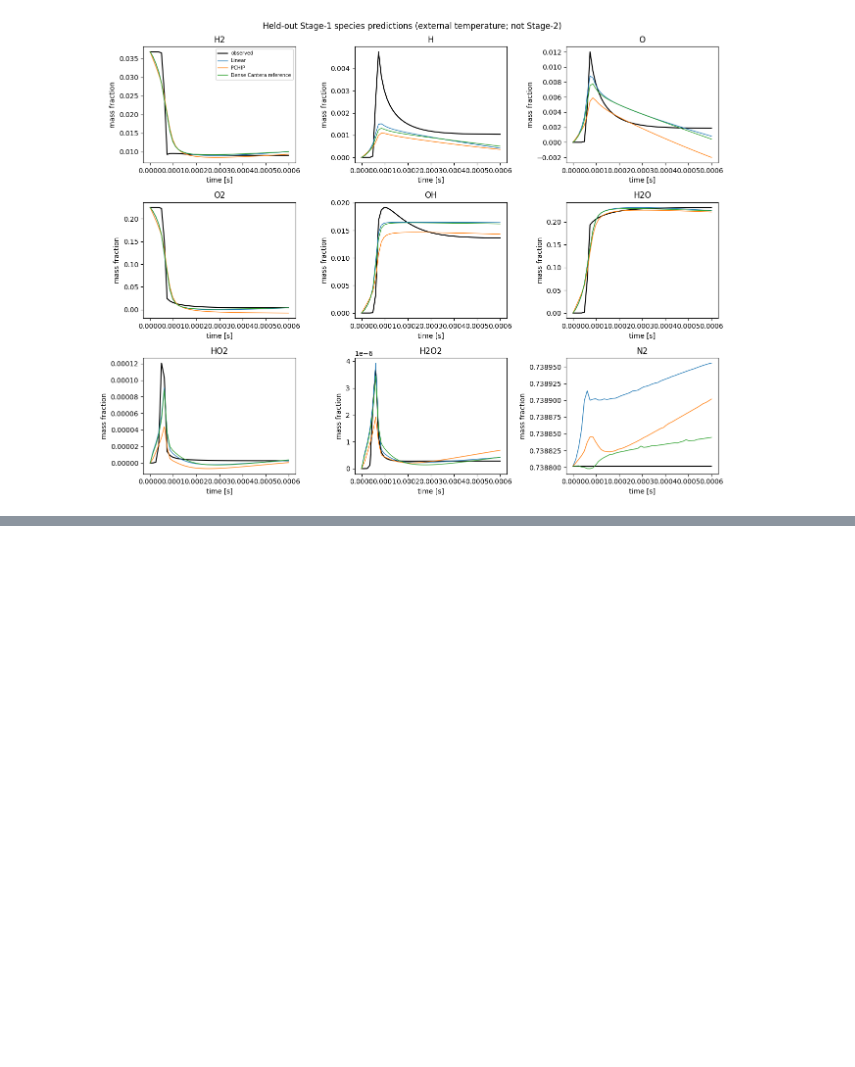
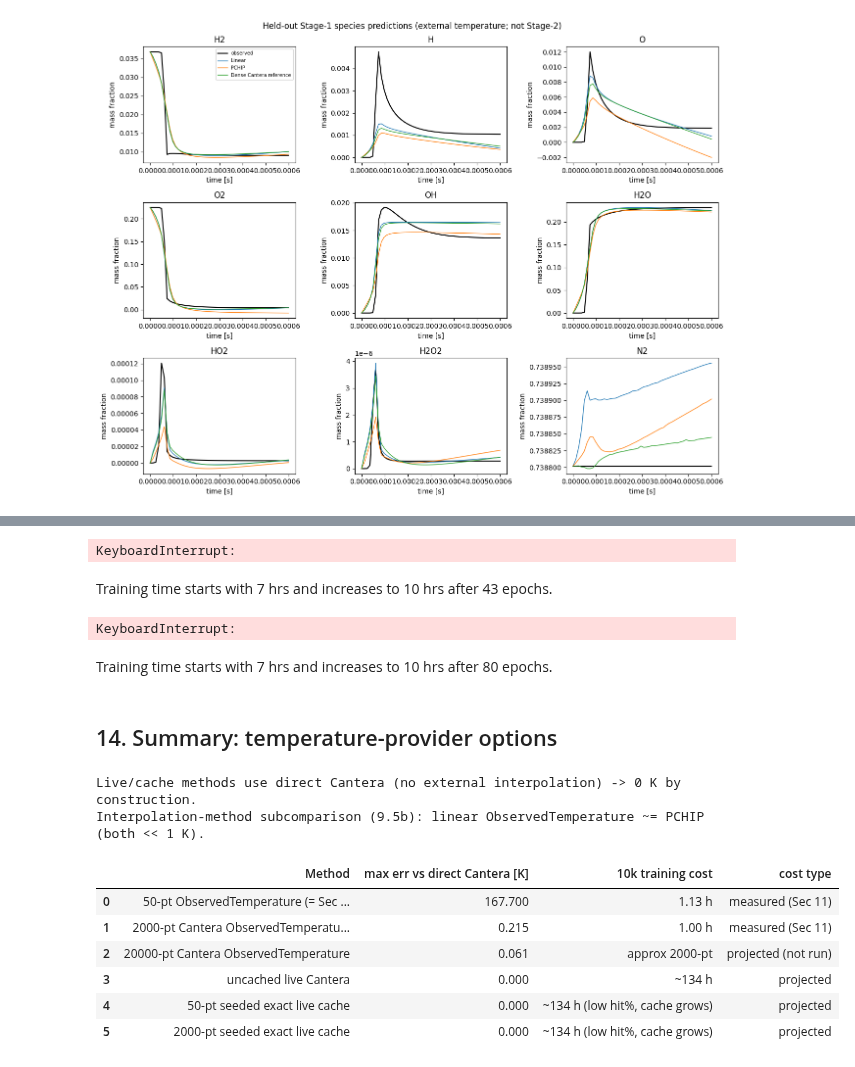
Before and after one commit to bnkglu/chemkan-tuwien, a Jupyter notebook: chemkan/notebooks/05_temperature_flow_audit.ipynb, the cells around one changed output, grey strips where cells are left out. Saved outputs shown, nothing was run; the diff lists cells and outputs as text; code cells hidden in the pictures; blank space fills up the shorter version.

```diff
--- a/chemkan/notebooks/05_temperature_flow_audit.ipynb
+++ b/chemkan/notebooks/05_temperature_flow_audit.ipynb
@@ -1134,0 +1406,18 @@ plt.tight_layout(); plt.show()
+# %%
+# Projection (NOT a live run): full training time if Cantera were called at every RHS,
+# from the measured per-call cost x the RHS-call count of the completed 10k cached run.
+# We deliberately do NOT use an early tqdm ETA, because adaptive RHS counts change as weights change.
+try:                                             # this session's Section 11 numbers if present
+    rhs_10k = long_results['Dense Cantera reference']['rhs']
+    t_lin, t_den = long_results['Linear']['time'], long_results['Dense Cantera reference']['time']
+    src = "from this session's Section 11 run"
+except NameError:                                # else values recorded from the completed 10k run
+    rhs_10k, t_lin, t_den = 5_829_926, 4082.2, 3600.5
+    src = 'recorded from the completed Section 11 10k run'
+proj_live = per_eval * rhs_10k
+print(f'Projected 10,000-epoch Stage-1 training time ({src}):')
+print(f'  Linear (interpolate 50-pt data)          : {t_lin/3600:5.2f} h  ({t_lin:.0f} s)')
+print(f'  Dense Cantera (precompute once + interp) : {t_den/3600:5.2f} h  ({t_den:.0f} s)')
+print(f'  Live Cantera (call Cantera every RHS)    : {proj_live/3600:5.1f} h  (PROJECTION; not run)')
+print(f'  -> projected ~{proj_live/t_den:.0f}x slower than the precompute approach')
+print(f'     (live per-RHS cost {per_eval*1e3:.0f} ms x {rhs_10k:,} cached-run RHS calls)')
@@ -1135,3 +1550,62 @@ plt.tight_layout(); plt.show()
+# %%
+# 50-point seeded exact live cache -- run to 10k and STOP manually.
+cache50 = SeededExactCache(t_hy, T_all)
+watch_seeded(cache50, '50-pt seeded (stop manually)', int(os.environ.get('NB_CACHE_EPOCHS', '10000')))
+# %% [output]
+KeyboardInterrupt:
+# %% [markdown]
+Training time starts with 7 hrs and increases to 10 hrs after 43 epochs.
+# %%
+# 2000-point seeded exact live cache -- run to 10k and STOP manually.
+cache2k = SeededExactCache(t_2k, temps2k[:, :, 0].numpy())
+watch_seeded(cache2k, '2000-pt seeded (stop manually)', int(os.environ.get('NB_CACHE_EPOCHS', '10000')))
+# %% [output]
+KeyboardInterrupt:
+# %% [markdown]
+Training time starts with 7 hrs and increases to 10 hrs after 80 epochs.
+# %% [markdown]
+## 14. Summary: temperature-provider options
+# %%
+# Projected live cost from the Section 12 per-call measurement x the completed-10k cached RHS count.
+try:
+    rhs_10k = long_results['Dense Cantera reference']['rhs']
+    t_lin, t_den = long_results['Linear']['time'], long_results['Dense Cantera reference']['time']
+except NameError:
+    rhs_10k, t_lin, t_den = 5_829_926, 4082.2, 3600.5
+proj_live_h = per_eval * rhs_10k / 3600
+
+summary = pd.DataFrame([
+    {'Method': '50-pt ObservedTemperature (= Sec 11 Linear)',
+     'max err vs direct Cantera [K]': round(acc_max['50-pt OT'], 2), '10k training cost': f'{t_lin/3600:.2f} h',
+     'cost type': 'measured (Sec 11)'},
+    {'Method': '2000-pt Cantera ObservedTemperature (= Sec 11 Dense)',
+     'max err vs direct Cantera [K]': round(acc_max['2000-pt OT'], 3), '10k training cost': f'{t_den/3600:.2f} h',
+     'cost type': 'measured (Sec 11)'},
+    {'Method': '20000-pt Cantera ObservedTemperature',
+     'max err vs direct Cantera [K]': round(acc_max['20000-pt OT'], 3), '10k training cost': 'approx 2000-pt',
+     'cost type': 'projected (not run)'},
+    {'Method': 'uncached live Cantera',
+     'max err vs direct Cantera [K]': 0.0, '10k training cost': f'~{proj_live_h:.0f} h', 'cost type': 'projected'},
+    {'Method': '50-pt seeded exact live cache',
+     'max err vs direct Cantera [K]': 0.0, '10k training cost': f'~{proj_live_h:.0f} h (low hit%, cache grows)',
+     'cost type': 'projected'},
+    {'Method': '2000-pt seeded exact live cache',
+     'max err vs direct Cantera [K]': 0.0, '10k training cost': f'~{proj_live_h:.0f} h (low hit%, cache grows)',
+     'cost type': 'projected'},
+])
+print('Live/cache methods use direct Cantera (no external interpolation) -> 0 K by construction.')
+print('Interpolation-method subcomparison (9.5b): linear ObservedTemperature ~= PCHIP (both << 1 K).')
+summary
+# %% [output]
+Live/cache methods use direct Cantera (no external interpolation) -> 0 K by construction.
+Interpolation-method subcomparison (9.5b): linear ObservedTemperature ~= PCHIP (both << 1 K).
+|  | Method | max err vs direct Cantera [K] | 10k training cost | cost type |
+| 0 | 50-pt ObservedTemperature (= Sec ... | 167.700 | 1.13 h | measured (Sec 11) |
+| 1 | 2000-pt Cantera ObservedTemperatu... | 0.215 | 1.00 h | measured (Sec 11) |
+| 2 | 20000-pt Cantera ObservedTemperature | 0.061 | approx 2000-pt | projected (not run) |
+| 3 | uncached live Cantera | 0.000 | ~134 h | projected |
+| 4 | 50-pt seeded exact live cache | 0.000 | ~134 h (low hit%, cache grows) | projected |
+| 5 | 2000-pt seeded exact live cache | 0.000 | ~134 h (low hit%, cache grows) | projected |
 # %% [markdown]
 ## Checked
 
```
Also changed, not shown: parts of 24 cells of this notebook, 5 other files.
